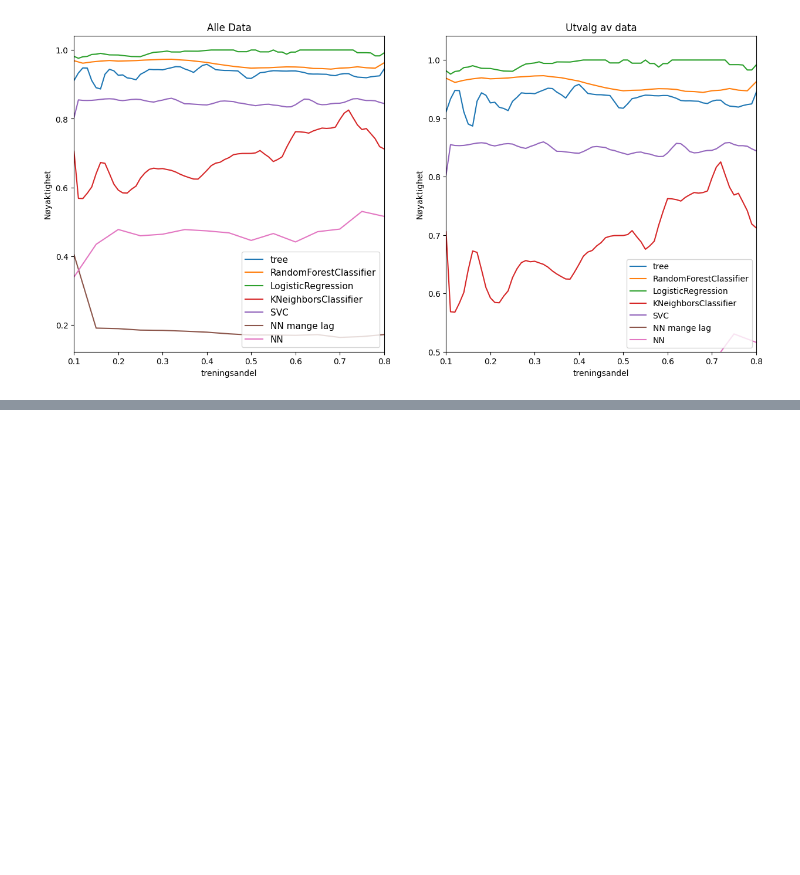
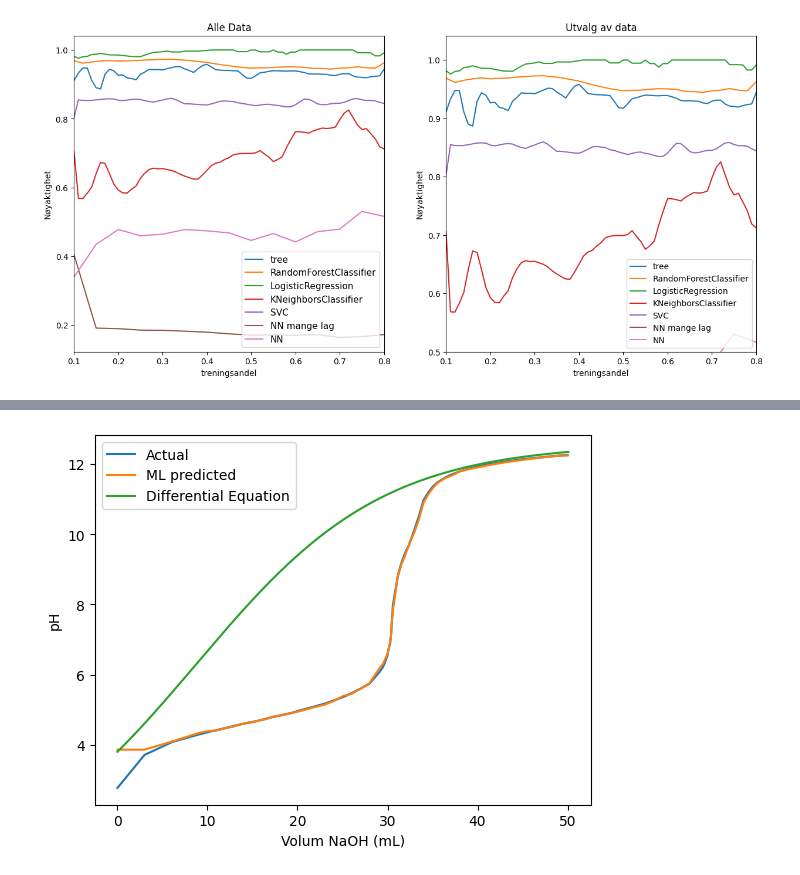
Before and after one commit to EliasT05/ProgMod-Eksamen, a Jupyter notebook: modelleringII.ipynb, the cells around one changed output, grey strips where cells are left out. Cells and saved outputs as stored; diff of their text form; code cells hidden in the pictures; blank space fills up the shorter version.

```diff
--- a/modelleringII.ipynb
+++ b/modelleringII.ipynb
@@ -369,3 +370,8 @@ plt.show()
 # %% [output]
 No artists with labels found to put in legend.  Note that artists whose label start with an underscore are ignored when legend() is called with no argument.
 [figure]
+# %%
+import matplotlib.pyplot as plt
+titrering = pd.read_csv("https://www.uio.no/studier/emner/matnat/ifi/IN-KJM1900/h20/datafiler/titrering.txt", sep=',', skiprows=2, names=['Volum NaOH (mL)', 'pH'])
+for i in range(len(titrering['pH'])):
+    print(titrering['pH'][i])
@@ -371,0 +417,35 @@ No artists with labels found to put in legend.  Note that artists whose label st
+# %%
+import numpy as np
+
+# define the differential equation
+def f(V, pH):
+    # define the derivative d(pH)/dV        #(pH*(1/10)-(1/3)*pH**2 + V/2000)
+    dph_dV = (pH*3.2*(12/400-(0.0009)*pH*2.65))
+    # print(dph_dV)
+    return dph_dV
+
+pH0 = 3.8
+step = 0.01
+
+# create an array of volume values
+V = np.arange(0, 50.1, step)
+
+# initialize an array to store the predicted pH values
+pH = np.zeros(len(V))
+pH[0] = pH0
+
+# use Euler's method to solve the differential equation
+for i in range(1, len(V)):
+    pH[i] = pH[i-1] + step * f(V[i-1], pH[i-1])
+
+#pH *= 26
+
+plt.plot(titrering["Volum NaOH (mL)"], titrering["pH"], label='Actual')
+plt.plot(titrering[["Volum NaOH (mL)"]], y_pred, label='ML predicted')
+plt.plot(V, pH, label='Differential Equation')
+plt.xlabel('Volum NaOH (mL)')
+plt.ylabel('pH')
+plt.legend()
+plt.show()
+# %% [output]
+[figure, added]
```
Also changed, not shown: parts of 4 cells of this notebook, 1 other file.
